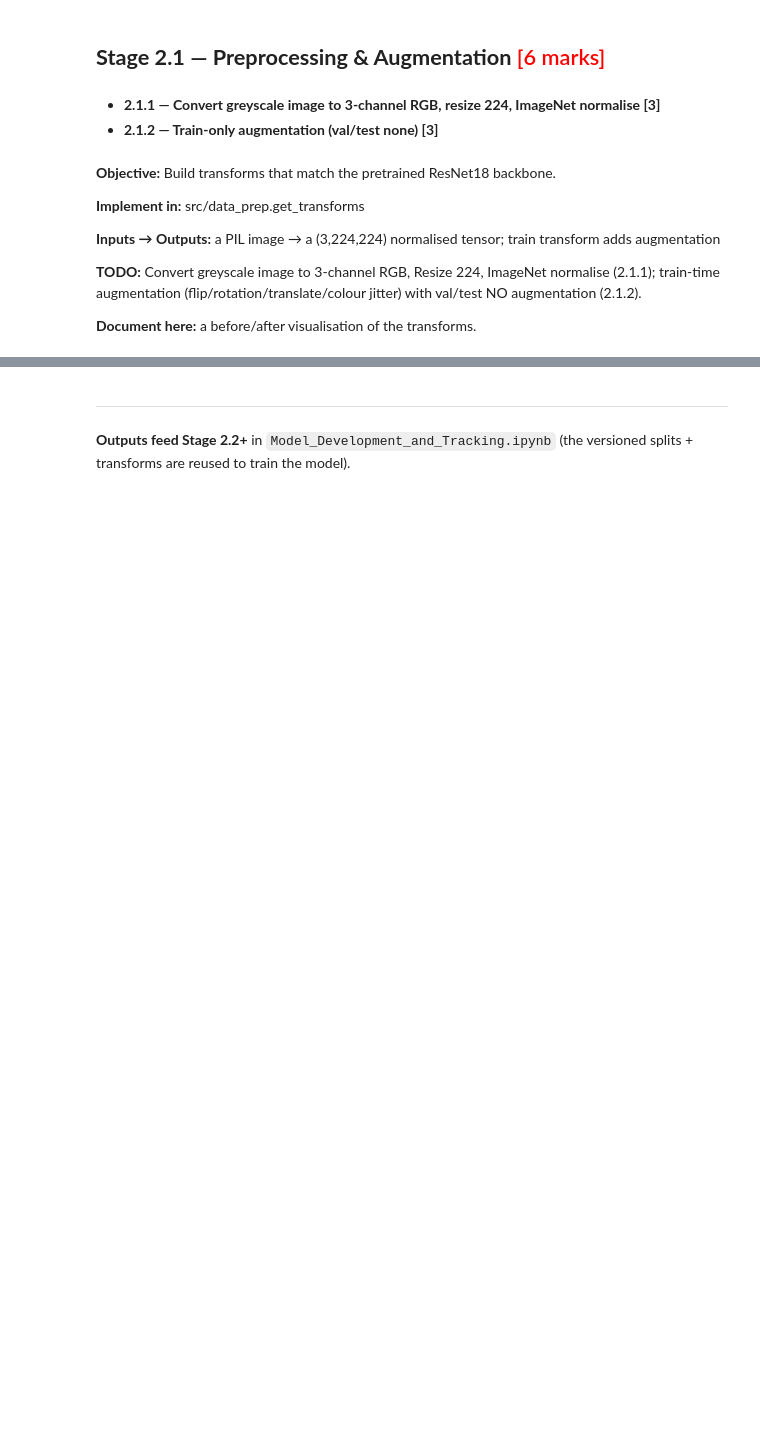
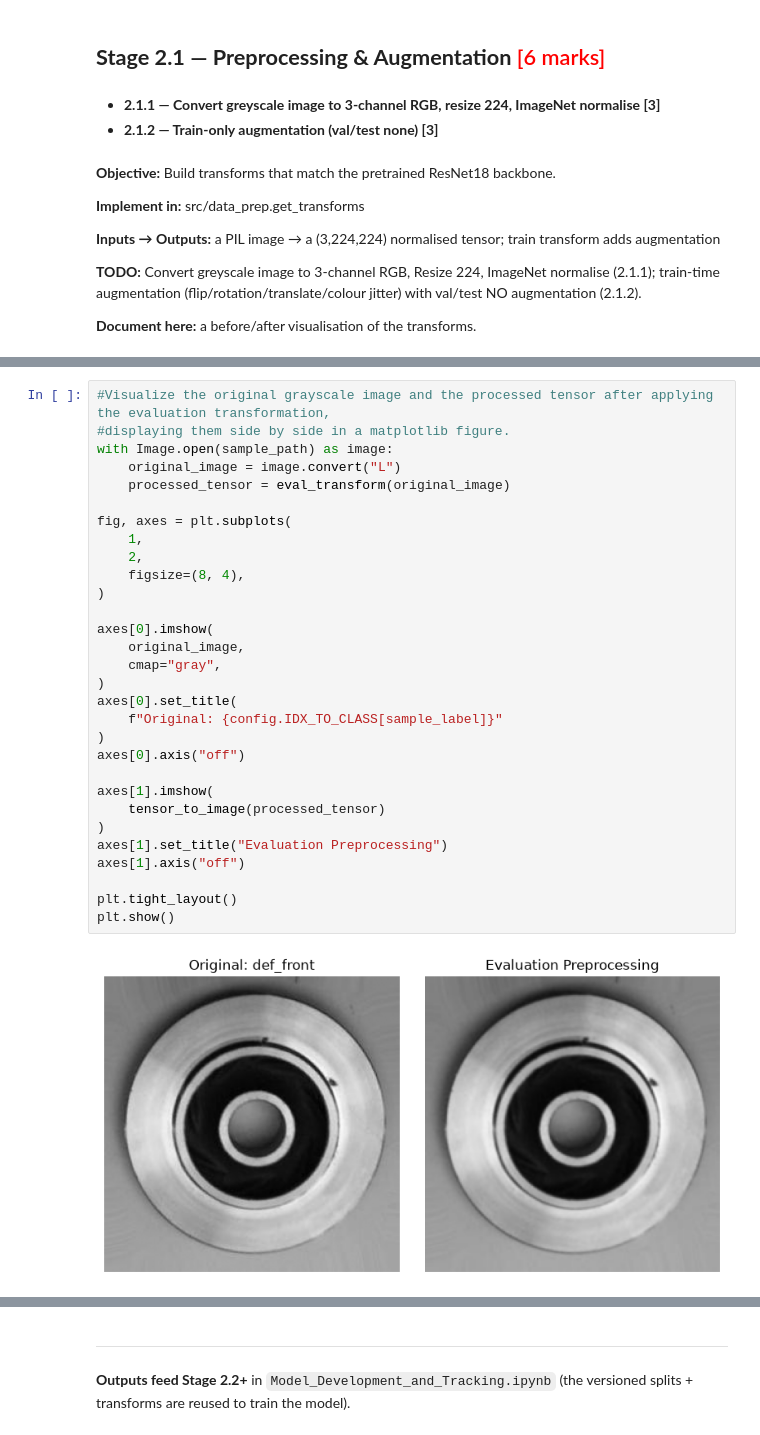
Before and after one commit to narendhar007/capstone, a Jupyter notebook: Data_Preparation.ipynb, the cells around one changed output, grey strips where cells are left out. Drawn from its saved outputs; the diff is of its cells as text; blank space fills up the shorter version.

```diff
--- a/Data_Preparation.ipynb
+++ b/Data_Preparation.ipynb
@@ -628,0 +1079,32 @@ reproducibility.
+# %%
+#Visualize the original grayscale image and the processed tensor after applying the evaluation transformation,
+#displaying them side by side in a matplotlib figure.
+with Image.open(sample_path) as image:
+    original_image = image.convert("L")
+    processed_tensor = eval_transform(original_image)
+
+fig, axes = plt.subplots(
+    1,
+    2,
+    figsize=(8, 4),
+)
+
+axes[0].imshow(
+    original_image,
+    cmap="gray",
+)
+axes[0].set_title(
+    f"Original: {config.IDX_TO_CLASS[sample_label]}"
+)
+axes[0].axis("off")
+
+axes[1].imshow(
+    tensor_to_image(processed_tensor)
+)
+axes[1].set_title("Evaluation Preprocessing")
+axes[1].axis("off")
+
+plt.tight_layout()
+plt.show()
+# %% [output]
+[figure, added]
```
Also changed, not shown: parts of 18 cells of this notebook, 1 other file.
